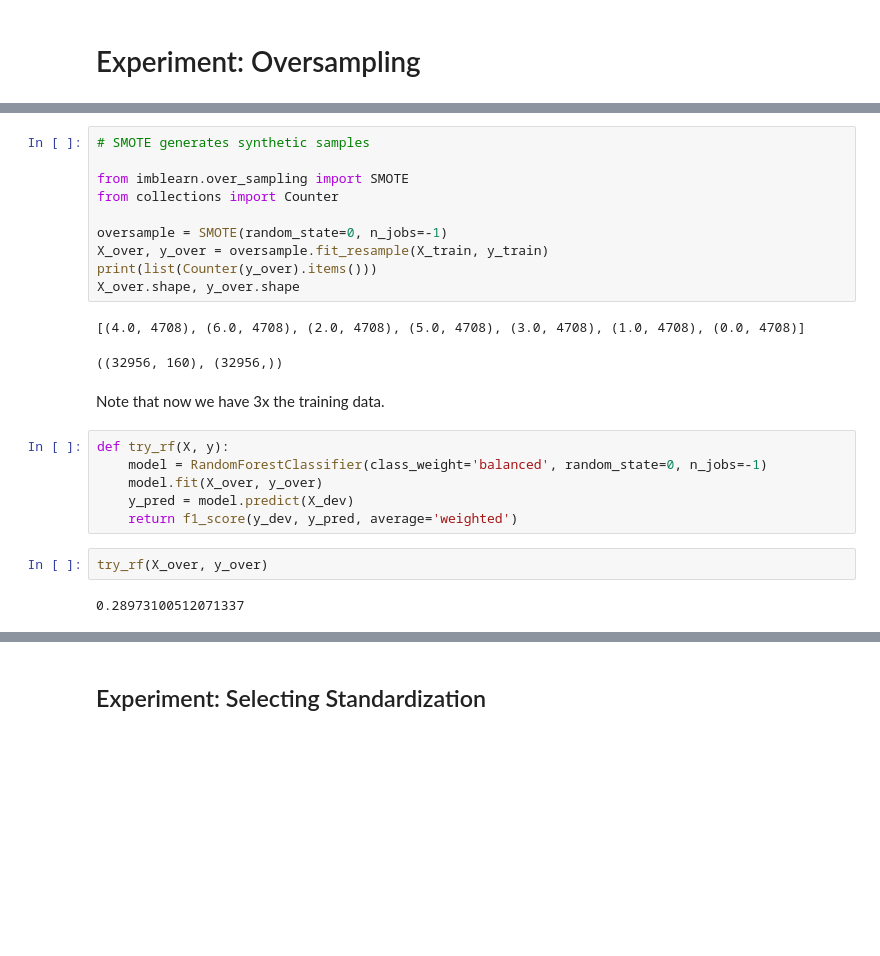
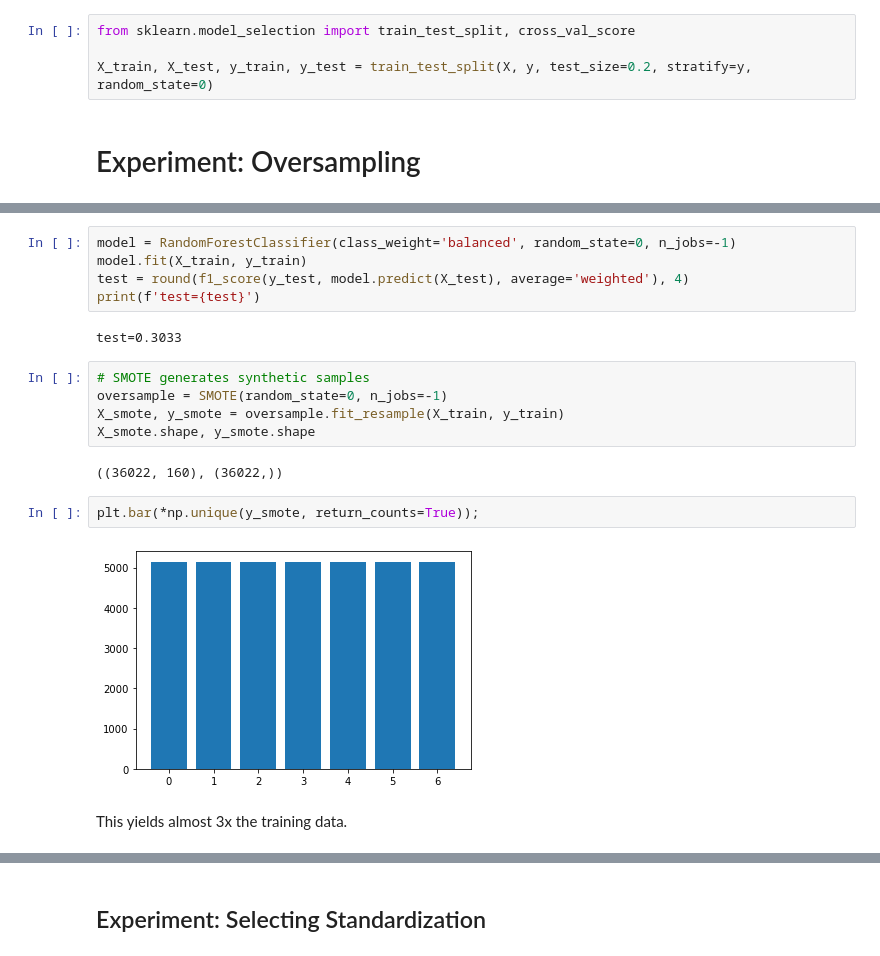
Before and after one commit to ryanjmccall/sb_ml_eng_capstone, a Jupyter notebook: capstone/notebooks/MELD_model_selection.ipynb, the cells around one changed output, grey strips where cells are left out. Cells and saved outputs as stored; diff of their text form; blank space fills up the shorter version.

```diff
--- a/capstone/notebooks/MELD_model_selection.ipynb
+++ b/capstone/notebooks/MELD_model_selection.ipynb
@@ -85,3 +88,7 @@ print(X_train.shape, X_dev.shape, X_test.shape)
+# %%
+from sklearn.model_selection import train_test_split, cross_val_score
+
+X_train, X_test, y_train, y_test = train_test_split(X, y, test_size=0.2, stratify=y, random_state=0)
 # %% [markdown]
 # Experiment: Oversampling
 # %% [markdown]
@@ -89,25 +103,20 @@ As detailed in the previous notebook, there is class imbalance. Here I test vari
+# %%
+model = RandomForestClassifier(class_weight='balanced', random_state=0, n_jobs=-1)
+model.fit(X_train, y_train)
+test = round(f1_score(y_test, model.predict(X_test), average='weighted'), 4)
+print(f'test={test}')
+# %% [output]
+test=0.3033
 # %%
 # SMOTE generates synthetic samples
-
-from imblearn.over_sampling import SMOTE
-from collections import Counter
-
 oversample = SMOTE(random_state=0, n_jobs=-1)
-X_over, y_over = oversample.fit_resample(X_train, y_train)
-print(list(Counter(y_over).items()))
-X_over.shape, y_over.shape
+X_smote, y_smote = oversample.fit_resample(X_train, y_train)
+X_smote.shape, y_smote.shape
 # %% [output]
-[(4.0, 4708), (6.0, 4708), (2.0, 4708), (5.0, 4708), (3.0, 4708), (1.0, 4708), (0.0, 4708)]
+((36022, 160), (36022,))
-((32956, 160), (32956,))
+# %%
+plt.bar(*np.unique(y_smote, return_counts=True));
+# %% [output]
+[figure, added]
 # %% [markdown]
-Note that now we have 3x the training data.
+This yields almost 3x the training data.
-# %%
-def try_rf(X, y):
-    model = RandomForestClassifier(class_weight='balanced', random_state=0, n_jobs=-1)
-    model.fit(X_over, y_over)
-    y_pred = model.predict(X_dev)
-    return f1_score(y_dev, y_pred, average='weighted')
-# %%
-try_rf(X_over, y_over)
-# %% [output]
-0.28973100512071337
```
Also changed, not shown: parts of 52 cells of this notebook.
